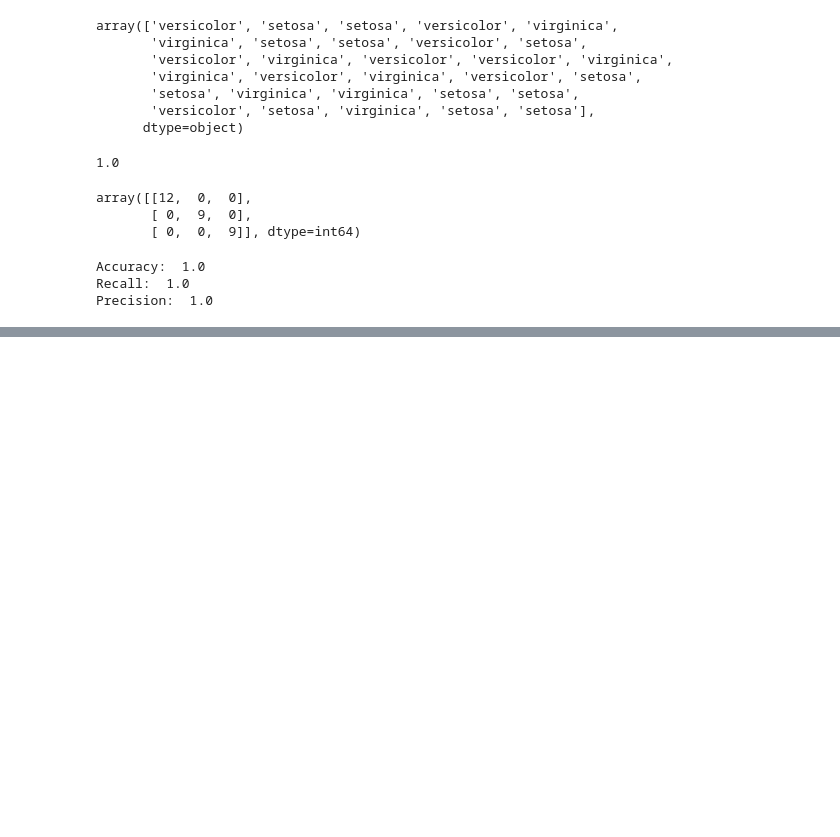
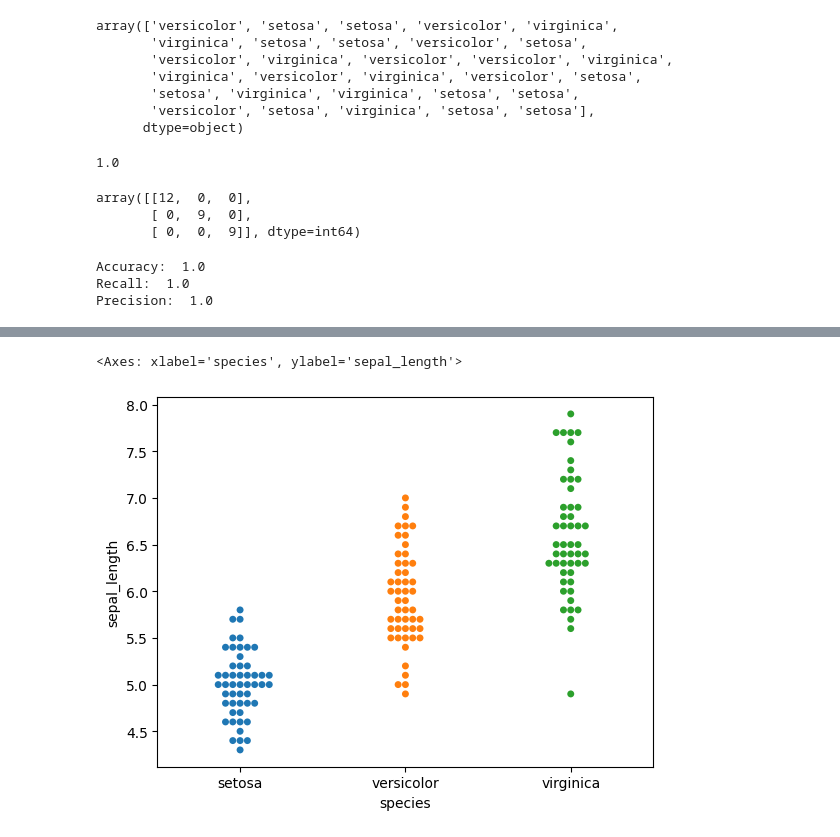
Before and after one commit to Dhruv-958/DS, a Jupyter notebook: Logistic_Regression.ipynb, the cells around one changed output, grey strips where cells are left out. Cells and saved outputs as stored; diff of their text form; code cells hidden in the pictures; blank space fills up the shorter version.

```diff
--- a/Logistic_Regression.ipynb
+++ b/Logistic_Regression.ipynb
@@ -93,0 +100,5 @@ Precision:  1.0
+# %%
+sns.swarmplot(x=df["species"], y=df["sepal_length"], hue=df["species"])
+# %% [output]
+<Axes: xlabel='species', ylabel='sepal_length'>
+[figure, added]
```
Also changed, not shown: parts of 1 cell of this notebook.
